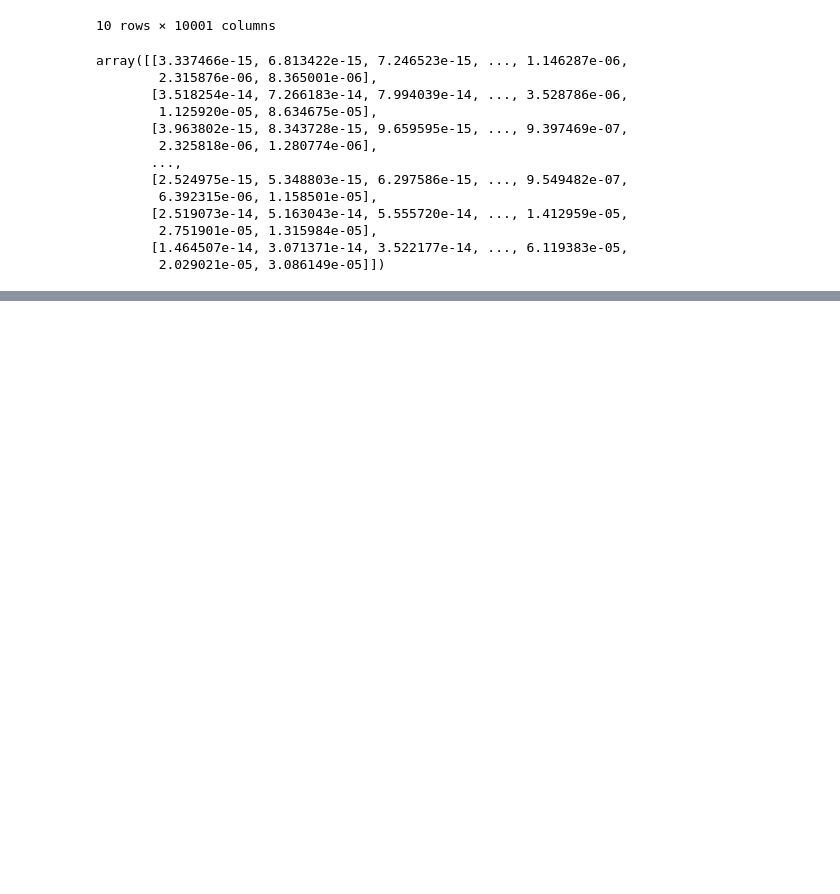
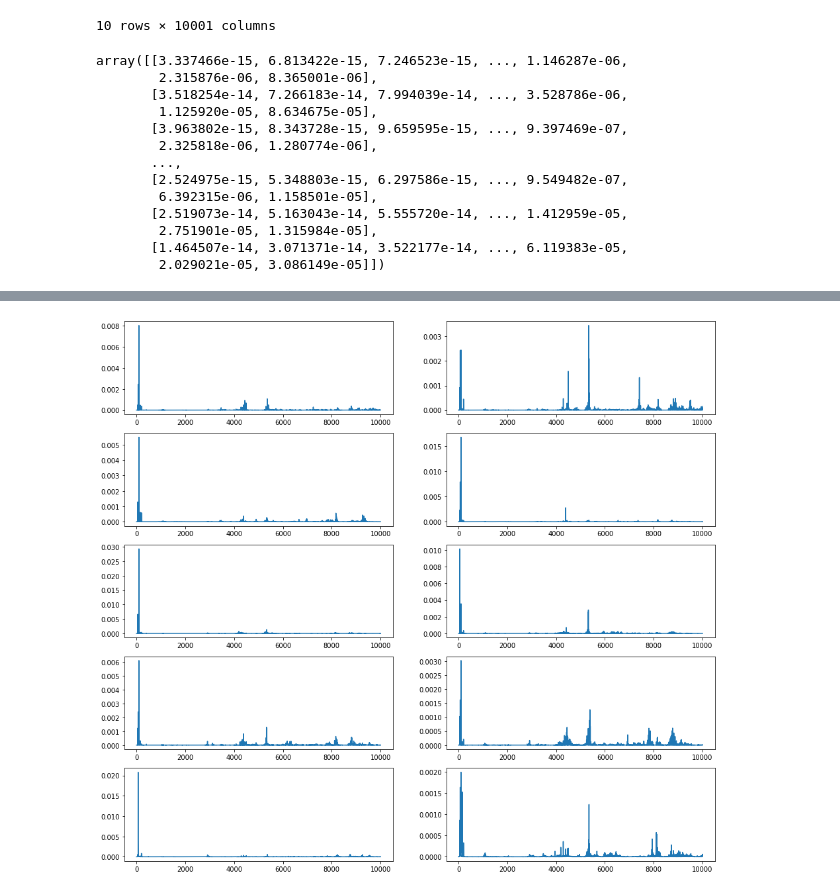
Before and after one commit to wsy8029/nvh, a Jupyter notebook: EDA.ipynb, the cells around one changed output, grey strips where cells are left out. Cells and saved outputs as stored; diff of their text form; code cells hidden in the pictures; blank space fills up the shorter version.

```diff
--- a/EDA.ipynb
+++ b/EDA.ipynb
@@ -67,3 +68,11 @@ plt.show()
+# %%
+plt.rcParams["figure.figsize"] = (16,15)
+for i in range(len(specs)):
+    plt.subplot(5,2,i+1)
+    plt.plot(specs[i])
+plt.show()
+# %% [output]
+[figure, added]
 # %%
 spec = np.array(spectrum.loc[0])
 # %%
```
Also changed, not shown: parts of 23 cells of this notebook, 4 other files.
